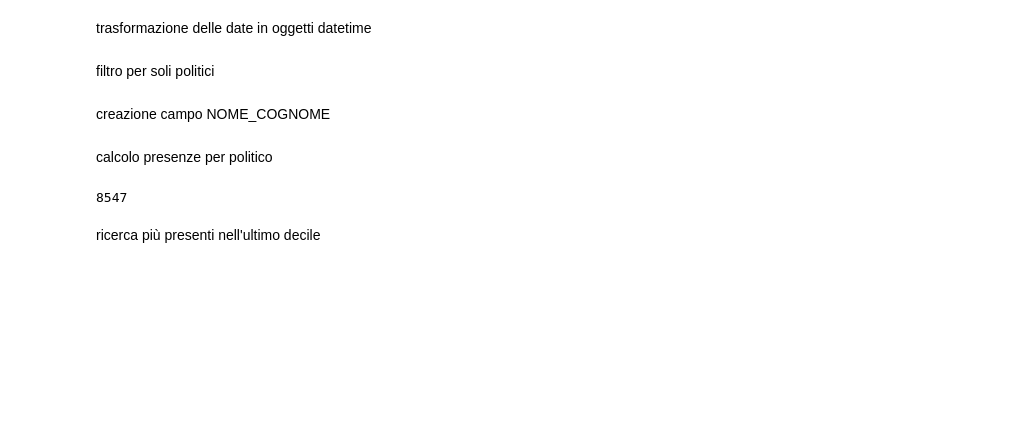
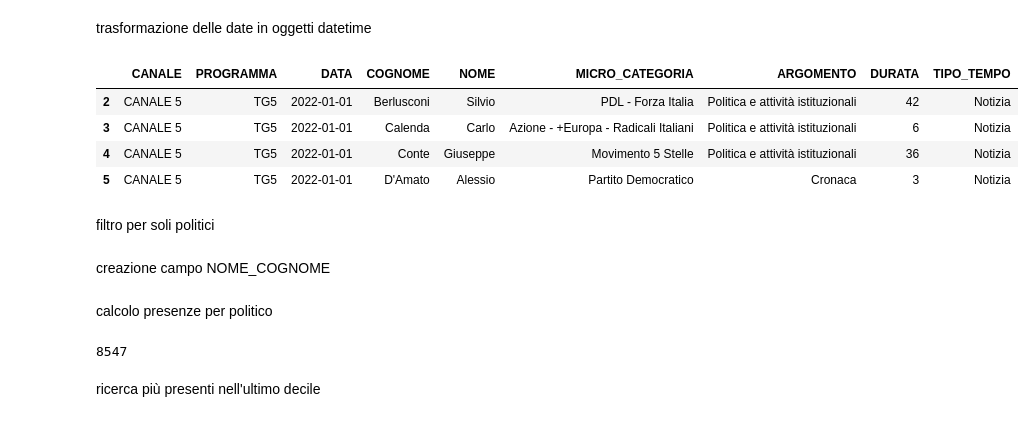
Before and after one commit to g0v-it/agcom, a Jupyter notebook: code/analisi.ipynb, the cells around one changed output. Saved outputs shown, nothing was run; the diff lists cells and outputs as text; code cells hidden in the pictures; blank space fills up the shorter version.

```diff
--- a/code/analisi.ipynb
+++ b/code/analisi.ipynb
@@ -11,6 +11,14 @@ trasformazione delle date in oggetti datetime
 data['DATA'] = data['DATA'].apply(lambda x: x.replace(" 00:00",""))
 data['DATA'] = data['DATA'].apply(lambda x: x.replace(":00",""))
 data.DATA = pd.to_datetime(data["DATA"],  format="%d.%m.%Y")
+# %%
+data.head(4)
+# %% [output]
+|  | CANALE | PROGRAMMA | DATA | COGNOME | NOME | MICRO_CATEGORIA | ARGOMENTO | DURATA | TIPO_TEMPO |
+| 2 | CANALE 5 | TG5 | 2022-01-01 | Berlusconi | Silvio | PDL - Forza Italia | Politica e attività istituzionali | 42 | Notizia |
+| 3 | CANALE 5 | TG5 | 2022-01-01 | Calenda | Carlo | Azione - +Europa - Radicali Italiani | Politica e attività istituzionali | 6 | Notizia |
+| 4 | CANALE 5 | TG5 | 2022-01-01 | Conte | Giuseppe | Movimento 5 Stelle | Politica e attività istituzionali | 36 | Notizia |
+| 5 | CANALE 5 | TG5 | 2022-01-01 | D'Amato | Alessio | Partito Democratico | Cronaca | 3 | Notizia |
 # %% [markdown]
 filtro per soli politici
 # %%
```
Also changed, not shown: parts of 6 cells of this notebook, 1 other file.
